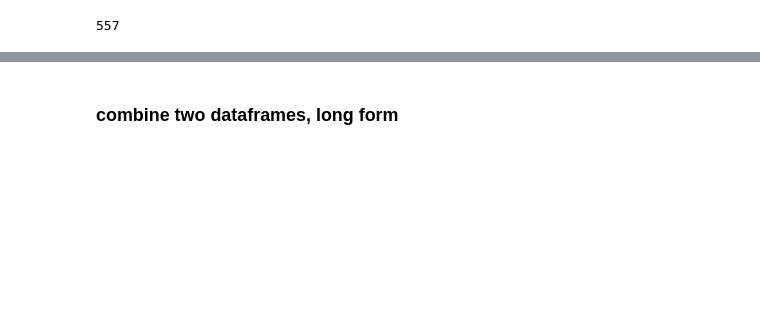
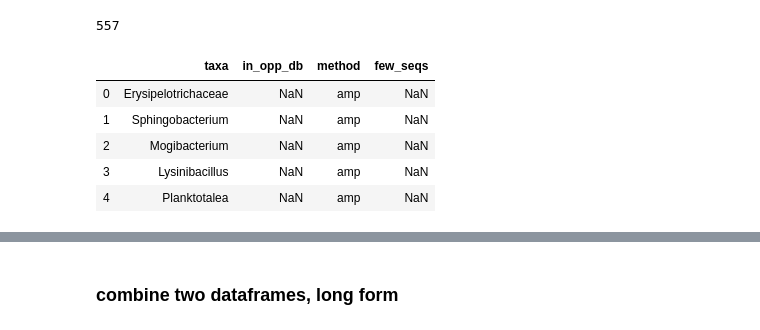
Before and after one commit to Klepac-Ceraj-Lab/thesis, a Jupyter notebook: paper-abundance-tables/metaphlan3-abundance-table.ipynb, the cells around one changed output, grey strips where cells are left out. Saved outputs shown, nothing was run; the diff lists cells and outputs as text; code cells hidden in the pictures; blank space fills up the shorter version.

```diff
--- a/paper-abundance-tables/metaphlan3-abundance-table.ipynb
+++ b/paper-abundance-tables/metaphlan3-abundance-table.ipynb
@@ -298,0 +300,9 @@ unique = pd.concat([amp, mgx], axis=1)
+# %%
+database_info.head()
+# %% [output]
+|  | taxa | in_opp_db | method | few_seqs |
+| 0 | Erysipelotrichaceae | NaN | amp | NaN |
+| 1 | Sphingobacterium | NaN | amp | NaN |
+| 2 | Mogibacterium | NaN | amp | NaN |
+| 3 | Lysinibacillus | NaN | amp | NaN |
+| 4 | Planktotalea | NaN | amp | NaN |
```
Also changed, not shown: parts of 28 cells of this notebook, 4 other files.
